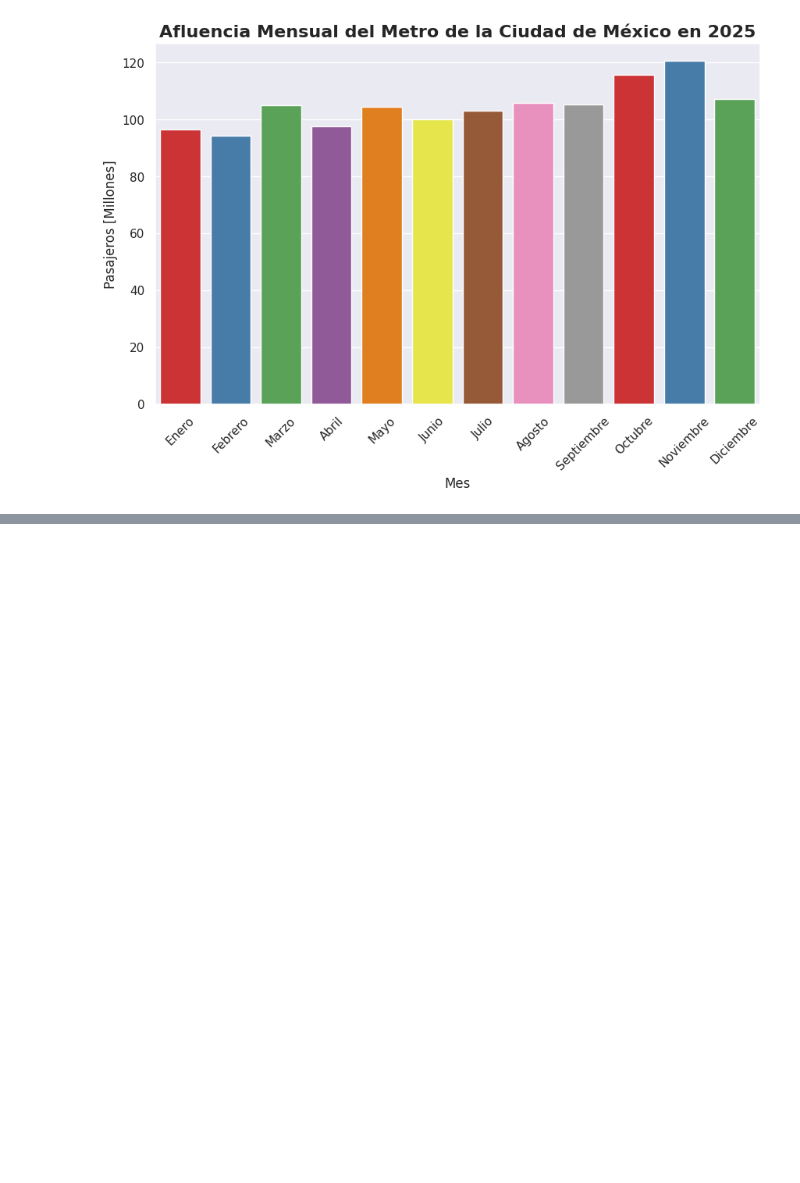
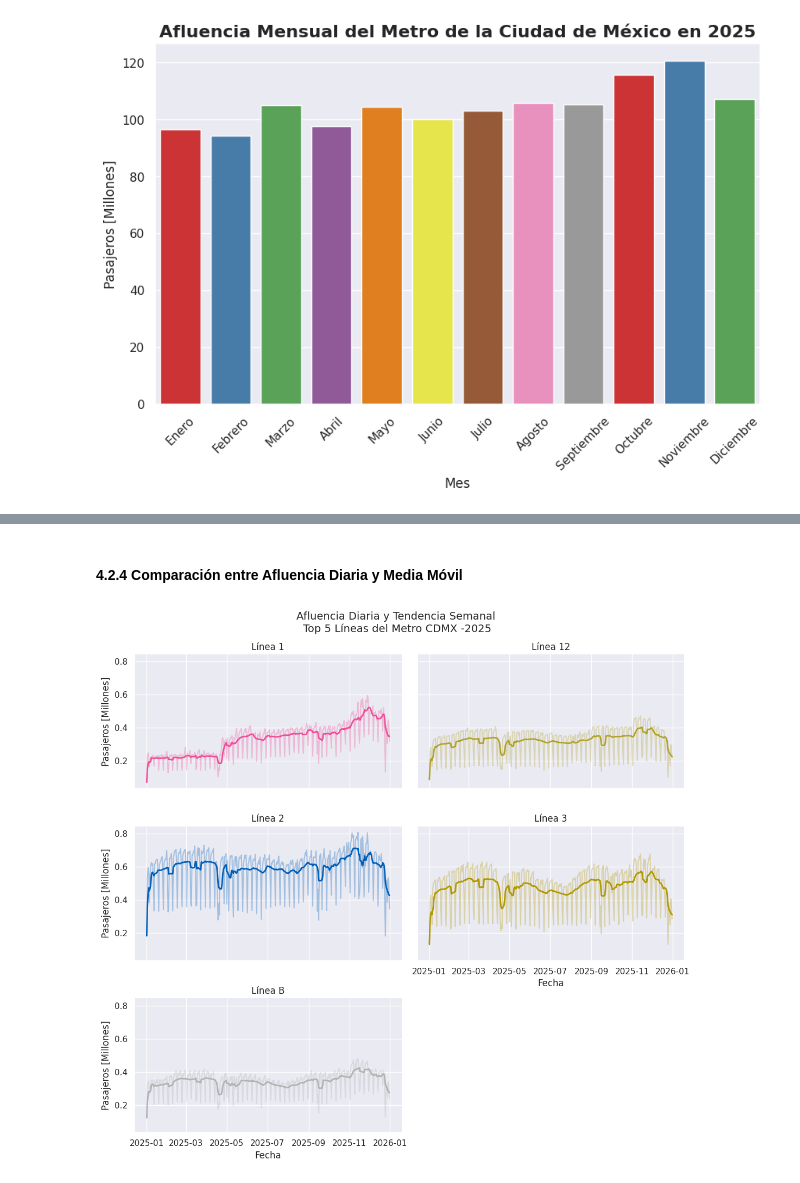
Before and after one commit to AndrsGzRo/prediccion-afluencia-metrocdmx, a Jupyter notebook: Metro_CDMX_Viz.ipynb, the cells around one changed output, grey strips where cells are left out. Cells and saved outputs as stored; diff of their text form; code cells hidden in the pictures; blank space fills up the shorter version.

```diff
--- a/Metro_CDMX_Viz.ipynb
+++ b/Metro_CDMX_Viz.ipynb
@@ -409,0 +440,55 @@ plt.show()
+# %% [markdown]
+#### 4.2.4 Comparación entre Afluencia Diaria y Media Móvil
+# %%
+df_top = afluencia_2025[
+    afluencia_2025['linea'].isin(top5_lineas['linea'])
+]
+afluencia_diaria_top = (
+    df_top
+    .groupby(['linea','fecha'])['afluencia'].sum().reset_index(name='Afluencia')
+)
+
+afluencia_diaria_top['Afluencia_Millones'] = afluencia_diaria_top['Afluencia']/1e6
+afluencia_diaria_top['Afluencia_MM7'] = (
+    afluencia_diaria_top
+    .groupby('linea')['Afluencia_Millones']
+    .rolling(7,min_periods=1).mean().reset_index(level=0,drop=True)
+)
+
+# Facet grid
+g = sns.FacetGrid(
+    data = afluencia_diaria_top,
+    col='linea',
+    col_wrap = 2,
+    height=3.5,
+    aspect=1.6,
+    sharey=True
+)
+
+for ax,linea in zip(g.axes.flat,g.col_names):
+    df_linea = afluencia_diaria_top[afluencia_diaria_top['linea'] == linea]
+
+    sns.lineplot(
+        data=df_linea,
+        x='fecha',
+        y='Afluencia_Millones',
+        ax=ax,
+        color=colores_metro[linea],
+        alpha=0.3
+    )
+    sns.lineplot(
+        data=df_linea,
+        x='fecha',
+        y='Afluencia_MM7',
+        ax=ax,
+        color=colores_metro[linea],
+        linewidth=2
+    )
+g.set_axis_labels('Fecha','Pasajeros [Millones]')
+g.set_titles('{col_name}')
+g.fig.suptitle('Afluencia Diaria y Tendencia Semanal\n Top 5 Líneas del Metro CDMX -2025',
+               fontsize=14)
+plt.tight_layout()
+plt.show()
+# %% [output]
+[figure, added]
```
Also changed, not shown: parts of 10 cells of this notebook.
